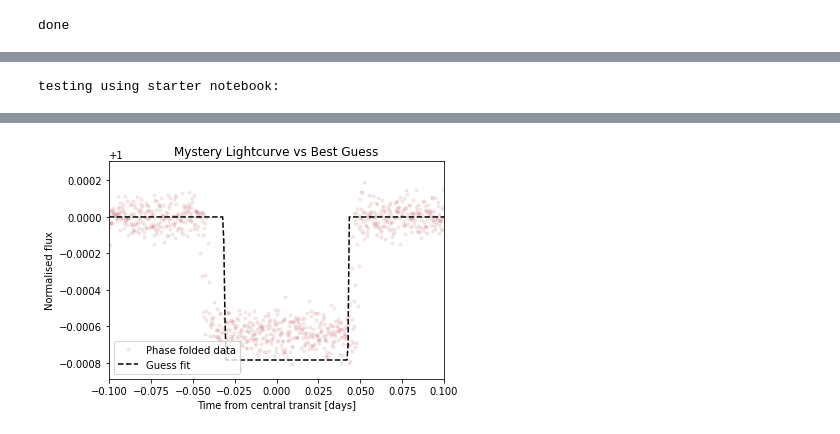
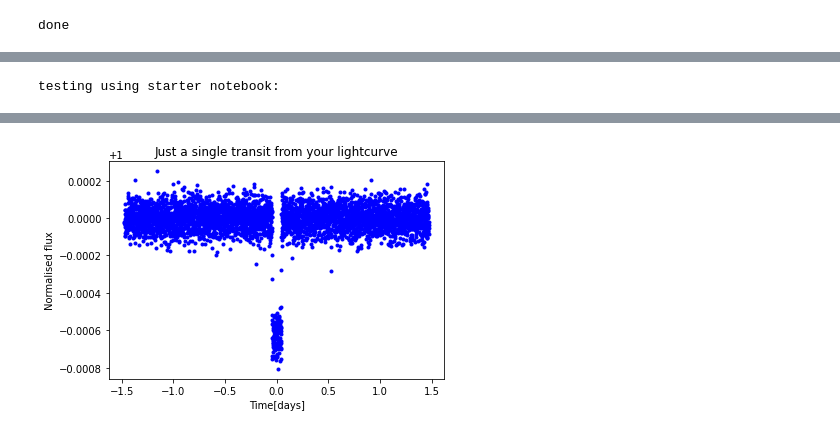
Before and after one commit to grobbins2/Exoplanets-AST4930, a Jupyter notebook: Final_Project_GR.ipynb, the cells around one changed output, grey strips where cells are left out. Drawn from its saved outputs; the diff is of its cells as text; code cells hidden in the pictures.

```diff
--- a/Final_Project_GR.ipynb
+++ b/Final_Project_GR.ipynb
@@ -283,16 +284,17 @@ plt.show()
 transit_time_array_s = np.array([])
 x_position_array_solar = np.array([])
 transit_indice = []
-for n in range(len(single_transit_time_array)):
+for n in range(len(single_transit_time_array)): #reducing time array to area only around transit
     if position[n]/R_sun <= Rstar_solar*1.2 and position[n]/R_sun >= -Rstar_solar*1.2:
         transit_time_array_s = np.append(transit_time_array_s,single_transit_time_array[n]*3600*24)
-        x_position_array_solar = np.append(x_position_array_solar,single_transit_time_array[n]*3600*24*speed[0]/R_sun)
+        x_position_array_solar = np.append(x_position_array_solar,position[n]/R_sun)
         transit_indice.append(n)
 # %%
 #true transit depth of 0.24%
 #this may take a moment
+random_draw = np.random.uniform(-Rstar_solar,Rstar_solar)
 Flux = np.array([])
-for k in range(len(transit_time_array_s)):
+for k in range(len(transit_time_array_s)): #calculating MCMC Flux at each position
     Rplanet_solar = Rplanet_earth*R_earth/R_sun
     N_transit = 0
     N_ins = 0
@@ -321,7 +323,20 @@ for k in range(len(transit_time_array_s)):
             N_transit +=1
             xtransit.append(xplanet[n])
             ytransit.append(yplanet[n])
+            if xtransit[0] < random_draw*1.1 and xtransit[0] > random_draw*0.9: #randomly draws a position to plot model
+                Flux_star_point = 1 - N_transit/N_ins
+                time_star_point = transit_time_array_s[k]
+                x_star_point = xtransit
+                y_star_point = ytransit
     Flux = np.append(Flux,1 - ((N_transit/N_ins)))
+    fig = plt.figure(figsize=(5,5))
+    plt.scatter(xstar,ystar, color = 'orange')
+    plt.scatter(xtransit,ytransit, color = 'black')
+    plt.xlabel('x position (stellar radii)')
+    plt.ylabel('y position (stellar radii)')
+    plt.title(str(N_tot)+' points, R = 0.77 Solar Radii, point'+str(k))
+    #plt.savefig('./Transit_Movie/transit_'+str(k)+'.png',dpi=300)
+    plt.close()
 print('done')
 # %% [output]
 done
@@ -432,14 +457,39 @@ after a few trial and error plotting, e ~ 0.95 for the plots, and P is a little
 # %%
 print('testing using starter notebook:')
+s_per_day=24*3600.
+M_sun=1.989e33 #g
+R_sun=6.955e10 #cm
+G=6.673e-8          ##units: cm**3 / g / s**2
+cm_per_AU = 1.5E13          ##units: cm
 g_per_MEarth=5.972e+27      ##units: g
 cm_per_REarth=6.37e8 #cm
 cm_per_RSun=6.955e10
-#Reading in the lightcurve from the CSV file
+
+#Stellar mass [M_sun]:
+Mstar_solar = 0.66
+#Stellar radius [R_sun]:
+Rstar_solar=0.72
+
 data = loadtxt('stellar_mass_0.81_stellar_radius_0.85.csv', delimiter=',')
-time=data[:,0]
+time_array=data[:,0]
 flux=data[:,1]
 flux_err=data[:,2]
-def f_lightcurve(time,period,rp,a,inc,ecc,omega):
+single_transit_time_array=time_array[0:round(len(time_array)/3)-1]
+single_transit_flux_array=flux[0:round(len(time_array)/3)-1]
+
+plt.plot(time_array,flux,'b.')
+plt.title("Full lightcurve from file")
+plt.xlabel("Time[days]")
+plt.ylabel("Normalised flux")
+plt.show()
+
+plt.plot(single_transit_time_array,single_transit_flux_array,'b.')
+plt.title("Just a single transit from your lightcurve")
+plt.xlabel("Time[days]")
+plt.ylabel("Normalised flux")
+plt.show()
+
+def f_lightcurve(time,period,rponr,aonr,inc,ecc,omega):
     """
     Function for computing transit models for the set of 8 free paramters
     x - time array
@@ -448,43 +498,16 @@ def f_lightcurve(time,period,rp,a,inc,ecc,omega):
     tm.set_data(time)
     om=omega/180*np.pi
     i=inc/180.0*np.pi
-    lightcurve=tm.evaluate(k=rp, ldc=[0.0, 0.0], t0=0.0, p=period, a=a, i=i,e=ecc,w=om)
+    lightcurve=tm.evaluate(k=rponr, ldc=[0.0, 0.0], t0=0.0, p=period, a=aonr, i=i,e=ecc,w=om)
     return lightcurve
 
-#HERE IS WHERE YOU ENTER YOUR GUESSES, FOR NUMBER 1
-guess_period= 5.15
+guess_period=5.15
 guess_ronr=0.028
 guess_aonr=13
-guess_inc=90
-guess_ecc=0.95
+guess_inc=90.0
+guess_ecc=0.9
 guess_omega=200
 
-#Don't need to alter below here in this cell-------
 guess=[guess_period, guess_ronr, guess_aonr, guess_inc,guess_ecc,guess_omega]
-
-## Phasefold data time-array
-phase = (time) % guess[0] / guess[0]
-phase[np.where(phase>0.5)] -= 1
-sorted = np.argsort(phase)
-
-plt.plot(time,flux,".", color='xkcd:dusty red', label='Data', alpha=0.1)
-guess_lightcurve=f_lightcurve(time,*guess)
-plt.plot(time,guess_lightcurve,'--k', label='Guess fit')
-plt.legend(loc="lower left")
-plt.ylabel("Normalised flux")
-plt.xlabel("Time [days]")
-plt.show()
-
-## Plot data & model together, phase fold
-plt.plot(phase*guess[0], flux, ".", color='xkcd:dusty red', label='Phase folded data', alpha=0.1)
-plt.plot(phase[sorted]*guess[0], guess_lightcurve[sorted], '--k', label='Guess fit')
-plt.legend(loc="lower left")
-plt.xlim(-0.1, 0.1)
-plt.title('Mystery Lightcurve vs Best Guess')
-plt.xlabel("Time from central transit [days]")
-plt.ylabel("Normalised flux")
-plt.savefig('2_Mystery_Planet_vs_Guess_GR.png',dpi=300,bbox_inches='tight')
-plt.show()
-print('after testing with the starter code, omega is ~200 degrees')
 # %% [output]
 testing using starter notebook:
@@ -492 +515 @@ testing using starter notebook:
-[figure, old version]
+[figure, new version]
```
Also changed, not shown: parts of 14 cells of this notebook, 9 other files.
